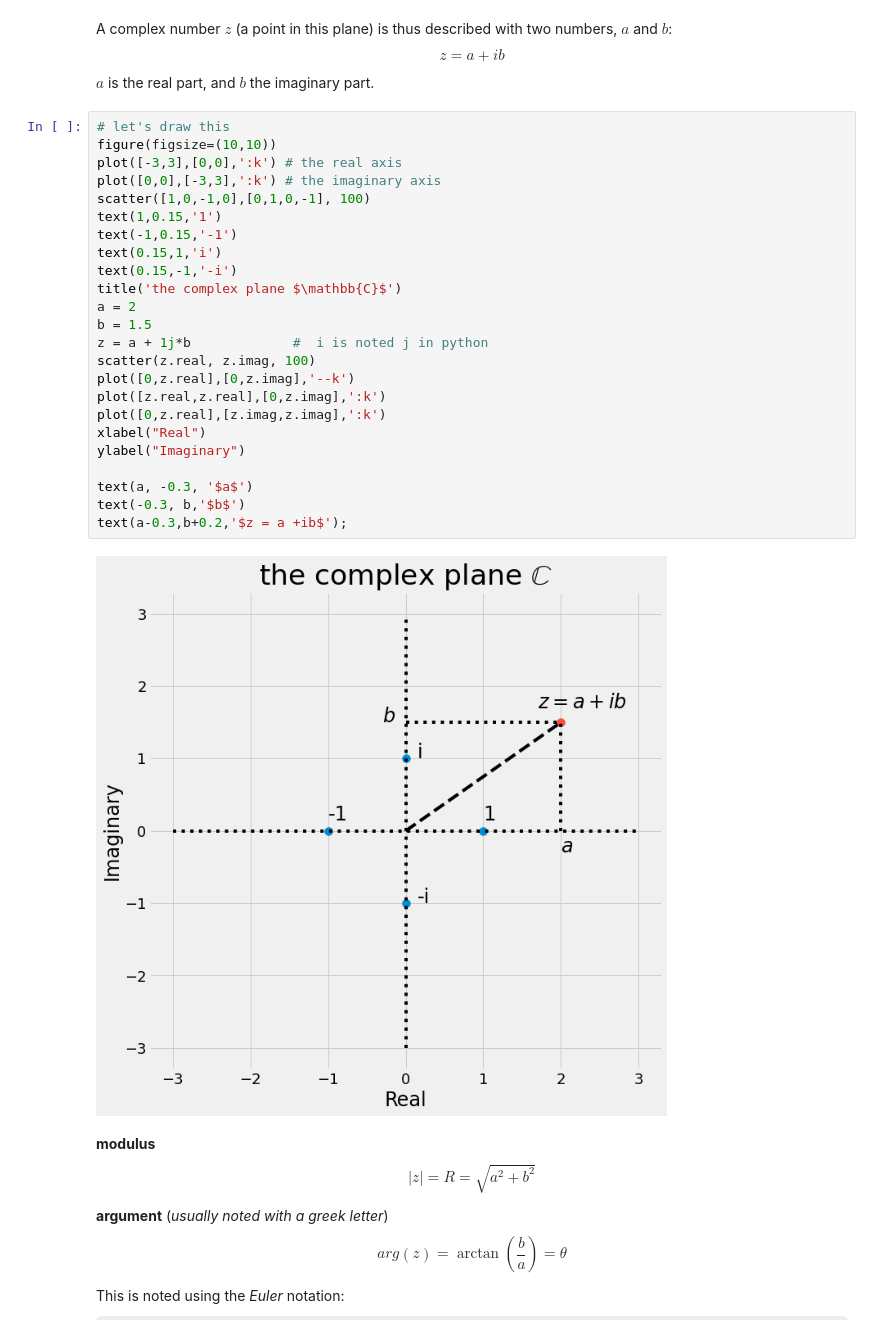
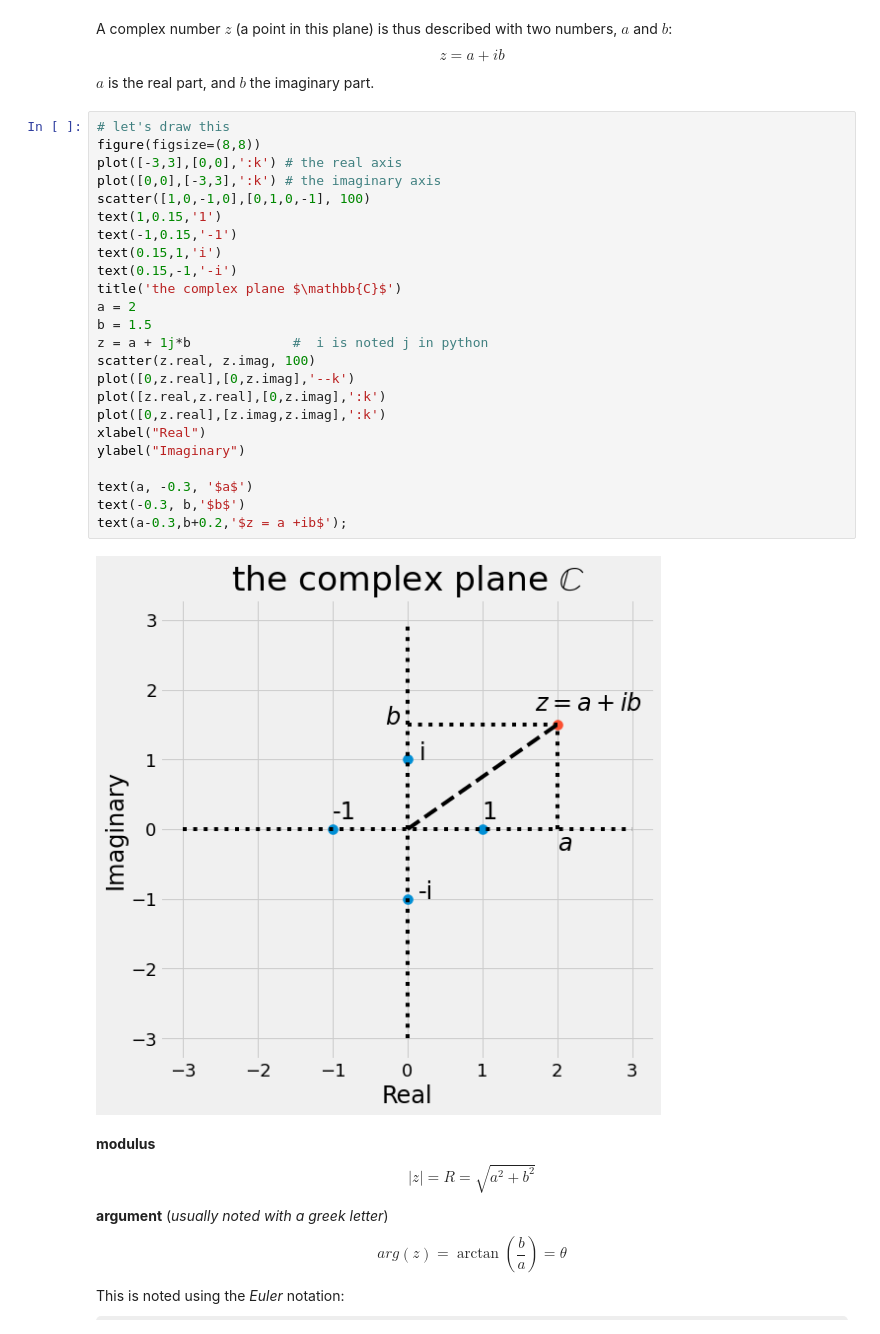
Before and after one commit to delsuc/2nd-AUS-FTICR, a Jupyter notebook: 1_FT.ipynb, the cells around one changed output. Cells and saved outputs as stored; diff of their text form; some formulas as TeX source.

```diff
--- a/1_FT.ipynb
+++ b/1_FT.ipynb
@@ -181,30 +207,30 @@ A complex number $z$ (a point in this plane) is thus described with two numbers,
 $a$ is the real part, and $b$ the imaginary part.
 # %%
 # let's draw this
-figure(figsize=(10,10))
+figure(figsize=(8,8))
 plot([-3,3],[0,0],':k') # the real axis
 plot([0,0],[-3,3],':k') # the imaginary axis
 scatter([1,0,-1,0],[0,1,0,-1], 100)
 text(1,0.15,'1')
 text(-1,0.15,'-1')
 text(0.15,1,'i')
 text(0.15,-1,'-i')
 title('the complex plane $\mathbb{C}$')
 a = 2
 b = 1.5
 z = a + 1j*b             #  i is noted j in python
 scatter(z.real, z.imag, 100)
 plot([0,z.real],[0,z.imag],'--k')
 plot([z.real,z.real],[0,z.imag],':k')
 plot([0,z.real],[z.imag,z.imag],':k')
 xlabel("Real")
 ylabel("Imaginary")
 
 text(a, -0.3, '$a$')
 text(-0.3, b,'$b$')
 text(a-0.3,b+0.2,'$z = a +ib$');
 # %% [output]
-[figure, old version]
+[figure, new version]
 # %% [markdown]
 **modulus**
 $$ |z| = R = \sqrt{a^2 + b^2} $$
```
Also changed, not shown: parts of 17 cells of this notebook, 16 other files.
